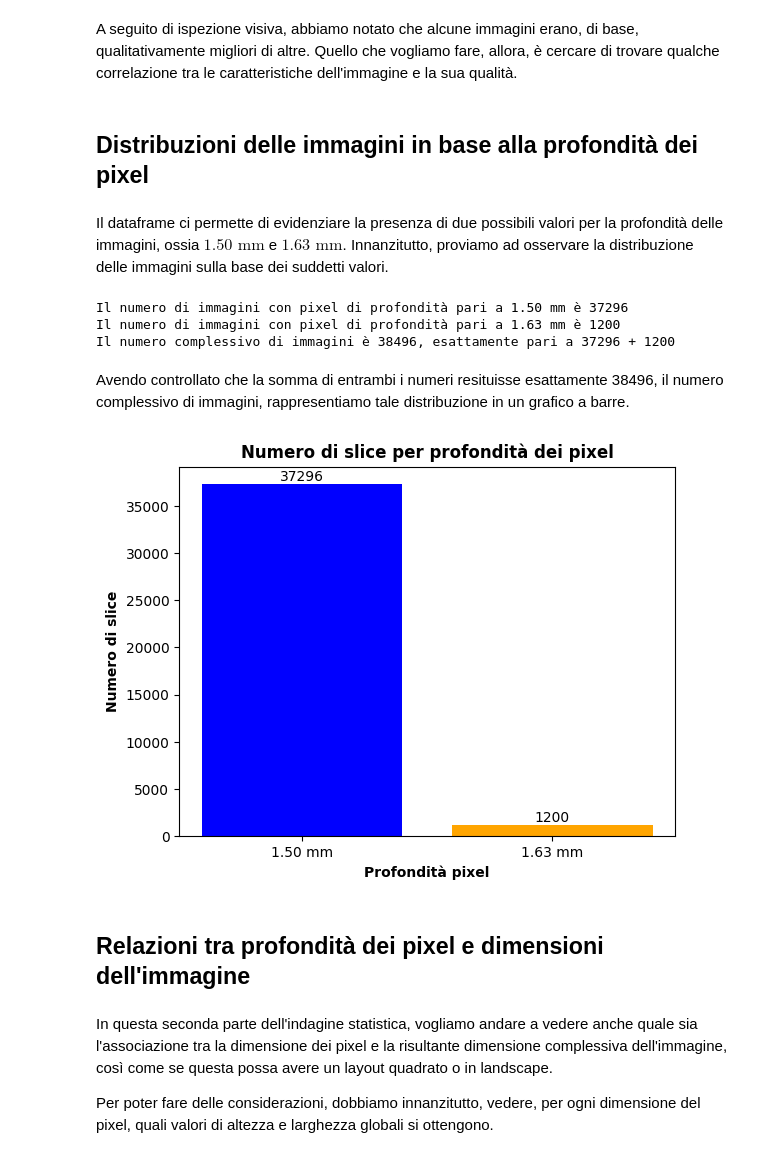
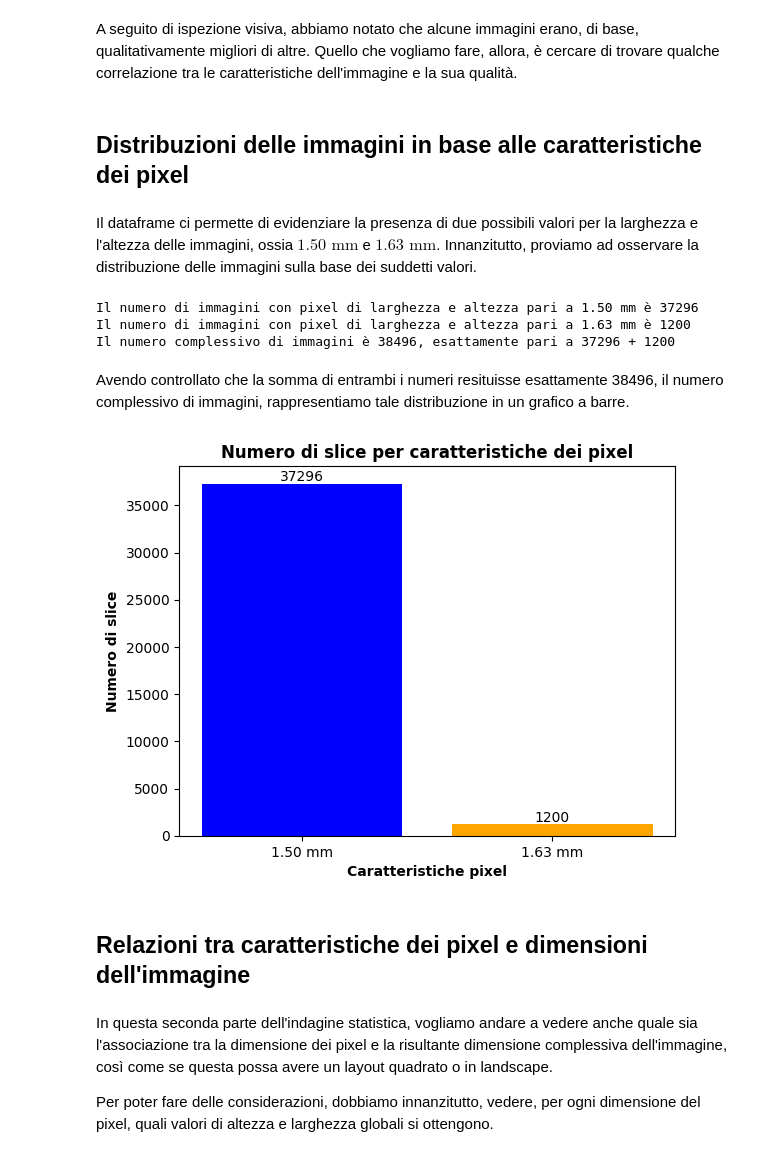
Before and after one commit to justdoit1897/BD-Image-Segmentation-Project, a Jupyter notebook: notebooks/data_preprocessing.ipynb, the cells around one changed output. Saved outputs shown, nothing was run; the diff lists cells and outputs as text; code cells hidden in the pictures.

```diff
--- a/notebooks/data_preprocessing.ipynb
+++ b/notebooks/data_preprocessing.ipynb
@@ -433,20 +439,20 @@ merged_df.to_csv(f'{DATAFRAMES_DIR}merged_df.csv', index=False)
 # %% [markdown]
 A seguito di ispezione visiva, abbiamo notato che alcune immagini erano, di base, qualitativamente migliori di altre. Quello che vogliamo fare, allora, è cercare di trovare qualche correlazione tra le caratteristiche dell'immagine e la sua qualità.
 # %% [markdown]
-## Distribuzioni delle immagini in base alla profondità dei pixel
+## Distribuzioni delle immagini in base alle caratteristiche dei pixel
 # %% [markdown]
-Il dataframe ci permette di evidenziare la presenza di due possibili valori per la profondità delle immagini, ossia $1.50\text{ mm}$ e $1.63\text{ mm}$. Innanzitutto, proviamo ad osservare la distribuzione delle immagini sulla base dei suddetti valori.
+Il dataframe ci permette di evidenziare la presenza di due possibili valori per la larghezza e l'altezza delle immagini, ossia $1.50\text{ mm}$ e $1.63\text{ mm}$. Innanzitutto, proviamo ad osservare la distribuzione delle immagini sulla base dei suddetti valori.
 # %%
 num_images_150 = image_details.loc[(image_details['width_px'] == 1.50) & (image_details['height_px'] == 1.50)].shape[0]
-print(f"Il numero di immagini con pixel di profondità pari a \033[1;34m1.50 mm\033[0m è \033[1;34m{num_images_150}\033[0m")
+print(f"Il numero di immagini con pixel di larghezza e altezza pari a \033[1;34m1.50 mm\033[0m è \033[1;34m{num_images_150}\033[0m")
 
 num_images_163 = image_details.loc[(image_details['width_px'] == 1.63) & (image_details['height_px'] == 1.63)].shape[0]
-print(f"Il numero di immagini con pixel di profondità pari a \033[1;34m1.63 mm\033[0m è \033[1;34m{num_images_163}\033[0m")
+print(f"Il numero di immagini con pixel di larghezza e altezza pari a \033[1;34m1.63 mm\033[0m è \033[1;34m{num_images_163}\033[0m")
 
 print(f"Il numero complessivo di immagini è \033[1;34m{len(image_details)}\033[0m, esattamente pari a \033[1;34m{num_images_150} + {num_images_163}\033[0m")
 # %% [output]
-Il numero di immagini con pixel di profondità pari a 1.50 mm è 37296
-Il numero di immagini con pixel di profondità pari a 1.63 mm è 1200
+Il numero di immagini con pixel di larghezza e altezza pari a 1.50 mm è 37296
+Il numero di immagini con pixel di larghezza e altezza pari a 1.63 mm è 1200
 Il numero complessivo di immagini è 38496, esattamente pari a 37296 + 1200
 # %% [markdown]
 Avendo controllato che la somma di entrambi i numeri resituisse esattamente 38496, il numero complessivo di immagini,
@@ -454,25 +460,25 @@ rappresentiamo tale distribuzione in un grafico a barre.
 # %%
 labels = ['1.50 mm', '1.63 mm']
 num_images = [num_images_150, num_images_163]
 
 colors = ['blue', 'orange']
 
 fig, ax = plt.subplots()
 ax.bar(labels, num_images, color=colors)
 
-ax.set_title('Numero di slice per profondità dei pixel', fontweight='bold')
-ax.set_xlabel('Profondità pixel', fontweight='bold')
+ax.set_title('Numero di slice per caratteristiche dei pixel', fontweight='bold')
+ax.set_xlabel('Caratteristiche pixel', fontweight='bold')
 ax.set_ylabel('Numero di slice', fontweight='bold')
 
 # Aggiunta delle etichette del valore
 for i, v in enumerate(num_images):
     plt.text(i, v, str(v), color='black', ha='center', va='bottom')
 
 plt.show()
 # %% [output]
-[figure, old version]
+[figure, new version]
 # %% [markdown]
-## Relazioni tra profondità dei pixel e dimensioni dell'immagine
+## Relazioni tra caratteristiche dei pixel e dimensioni dell'immagine
 # %% [markdown]
 In questa seconda parte dell'indagine statistica, vogliamo andare a vedere anche quale sia l'associazione tra la dimensione dei pixel e la risultante dimensione complessiva dell'immagine, così come se questa possa avere un layout quadrato o in landscape.
 
```
Also changed, not shown: parts of 24 cells of this notebook, 2 other files.
